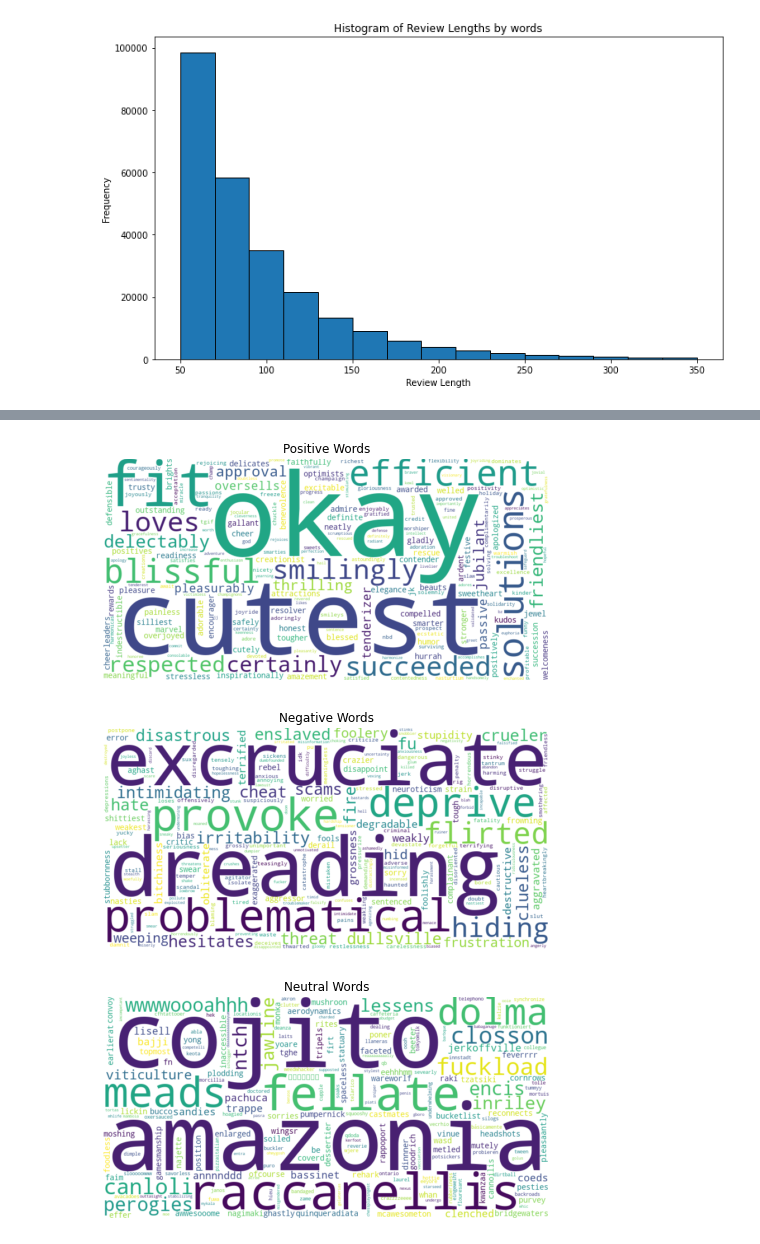
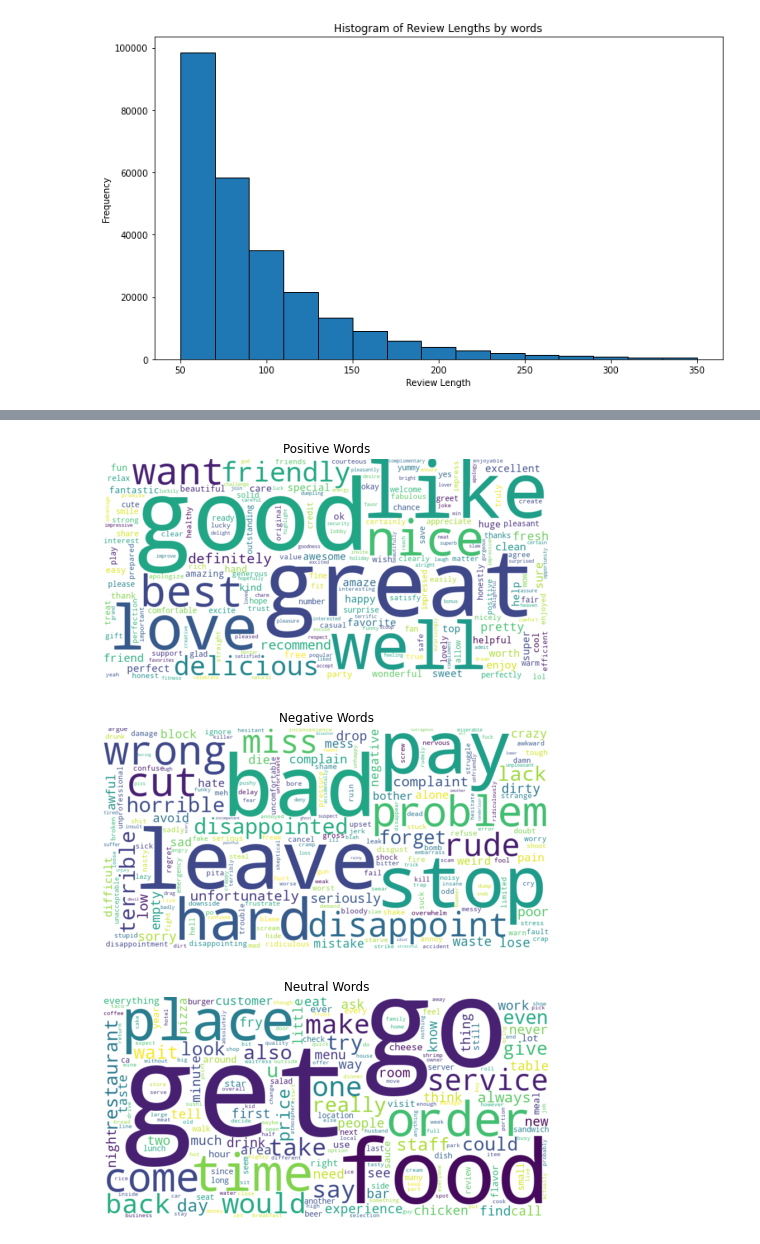
Before and after one commit to Popusa/sentiment-analysis-yelp, a Jupyter notebook: larger_dataset_code/sa_larger_dataset.ipynb, the cells around one changed output, grey strips where cells are left out. Drawn from its saved outputs; the diff is of its cells as text; code cells hidden in the pictures.

```diff
--- a/larger_dataset_code/sa_larger_dataset.ipynb
+++ b/larger_dataset_code/sa_larger_dataset.ipynb
@@ -207,3 +200,10 @@ sid.polarity_scores("not good")
 word_sentiments = []
 # %%
 word_frequencies = {'Positive': {}, 'Negative': {}, 'Neutral': {}}
+# %%
+words_count_total = []
+for text in review_data['full_review_text']:
+    words_count_total.extend(text.split())
+# %%
+sid = SentimentIntensityAnalyzer()
+sent_polarity_words = [sid.polarity_scores(word) for word in words_count_total]
@@ -210,5 +214,5 @@ word_frequencies = {'Positive': {}, 'Negative': {}, 'Neutral': {}}
 # %%
-for i,word in enumerate(unique_words):
+for i,word in enumerate(words_count_total):
     if sent_polarity_words[i]['compound'] > 0:
         word_sentiments.append((word, 'Positive'))
     elif sent_polarity_words[i]['compound'] < 0:
@@ -217,7 +221,7 @@ for i,word in enumerate(unique_words):
         word_sentiments.append((word, 'Neutral'))
 # %%
 for word, sentiment in word_sentiments:
-    if word in word_frequencies[sentiment]:
+    if word in word_frequencies[sentiment].keys():
         word_frequencies[sentiment][word] += 1
     else:
         word_frequencies[sentiment][word] = 1
@@ -240,6 +249,6 @@ for autotext in autotexts:
 # %%
 # Generate word cloud for positive sentiment
-positive_wordcloud = WordCloud(width=800, height=400, background_color='white',random_state = RANDOM_STATE).generate_from_frequencies(word_frequencies['Positive'])
+positive_wordcloud = WordCloud(width=800, height=400, background_color='white',random_state = RANDOM_STATE).fit_words(word_frequencies['Positive'])
 
 # Plot the positive word cloud
 plt.figure(figsize=(8, 6))
@@ -248,10 +257,10 @@ plt.axis('off')
 plt.title('Positive Words')
 plt.show()
 # %% [output]
-[figure, old version]
+[figure, new version]
 # %%
 # Generate word cloud for negative sentiment
-negative_wordcloud = WordCloud(width=800, height=400, background_color='white',random_state = RANDOM_STATE).generate_from_frequencies(word_frequencies['Negative'])
+negative_wordcloud = WordCloud(width=800, height=400, background_color='white',random_state = RANDOM_STATE).fit_words(word_frequencies['Negative'])
 
 # Plot the negative word cloud
 plt.figure(figsize=(8, 6))
@@ -260,16 +269,16 @@ plt.axis('off')
 plt.title('Negative Words')
 plt.show()
 # %% [output]
-[figure, old version]
+[figure, new version]
 # %%
 # Generate word cloud for neutral sentiment
-neutral_wordcloud = WordCloud(width=800, height=400, background_color='white',random_state = RANDOM_STATE).generate_from_frequencies(word_frequencies['Neutral'])
+neutral_wordcloud = WordCloud(width=800, height=400, background_color='white',random_state = RANDOM_STATE).fit_words(word_frequencies['Neutral'])
 
 # Plot the neutral word cloud
 plt.figure(figsize=(8, 6))
 plt.imshow(neutral_wordcloud, interpolation='bilinear')
 plt.axis('off')
 plt.title('Neutral Words')
 plt.show()
 # %% [output]
-[figure, old version]
+[figure, new version]
```
Also changed, not shown: parts of 9 cells of this notebook, 11 other files.
